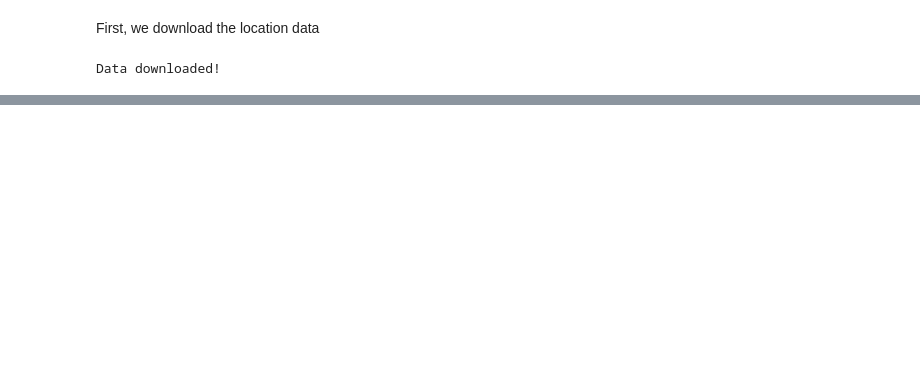
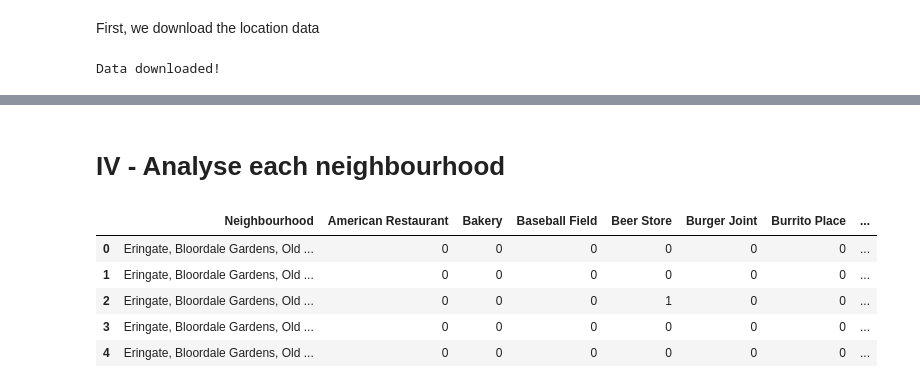
Before and after one commit to Techneb/Coursera_Capstone, a Jupyter notebook: Assignment 9 - Segmenting and Clustering Neighborhouds in Toronto.ipynb, the cells around one changed output, grey strips where cells are left out. Drawn from its saved outputs; the diff is of its cells as text; code cells hidden in the pictures; blank space fills up the shorter version.

```diff
--- a/Assignment 9 - Segmenting and Clustering Neighborhouds in Toronto.ipynb
+++ b/Assignment 9 - Segmenting and Clustering Neighborhouds in Toronto.ipynb
@@ -262,0 +369,21 @@ clean_df.shape
+# %% [markdown]
+# IV - Analyse each neighbourhood
+# %%
+# one hot encoding
+etobicoke_onehot = pd.get_dummies(etobicoke_venues[['Venue Category']], prefix="", prefix_sep="")
+
+# add neighbourhood column back to dataframe
+etobicoke_onehot['Neighbourhood'] = etobicoke_venues['Neighbourhood']
+
+# move neighbourhood column to the first column
+fixed_columns = [etobicoke_onehot.columns[-1]] + list(etobicoke_onehot.columns[:-1])
+etobicoke_onehot = etobicoke_onehot[fixed_columns]
+
+etobicoke_onehot.head()
+# %% [output]
+|  | Neighbourhood | American Restaurant | Bakery | Baseball Field | Beer Store | Burger Joint | Burrito Place | ... |
+| 0 | Eringate, Bloordale Gardens, Old ... | 0 | 0 | 0 | 0 | 0 | 0 | ... |
+| 1 | Eringate, Bloordale Gardens, Old ... | 0 | 0 | 0 | 0 | 0 | 0 | ... |
+| 2 | Eringate, Bloordale Gardens, Old ... | 0 | 0 | 0 | 1 | 0 | 0 | ... |
+| 3 | Eringate, Bloordale Gardens, Old ... | 0 | 0 | 0 | 0 | 0 | 0 | ... |
+| 4 | Eringate, Bloordale Gardens, Old ... | 0 | 0 | 0 | 0 | 0 | 0 | ... |
```
Also changed, not shown: parts of 55 cells of this notebook.
